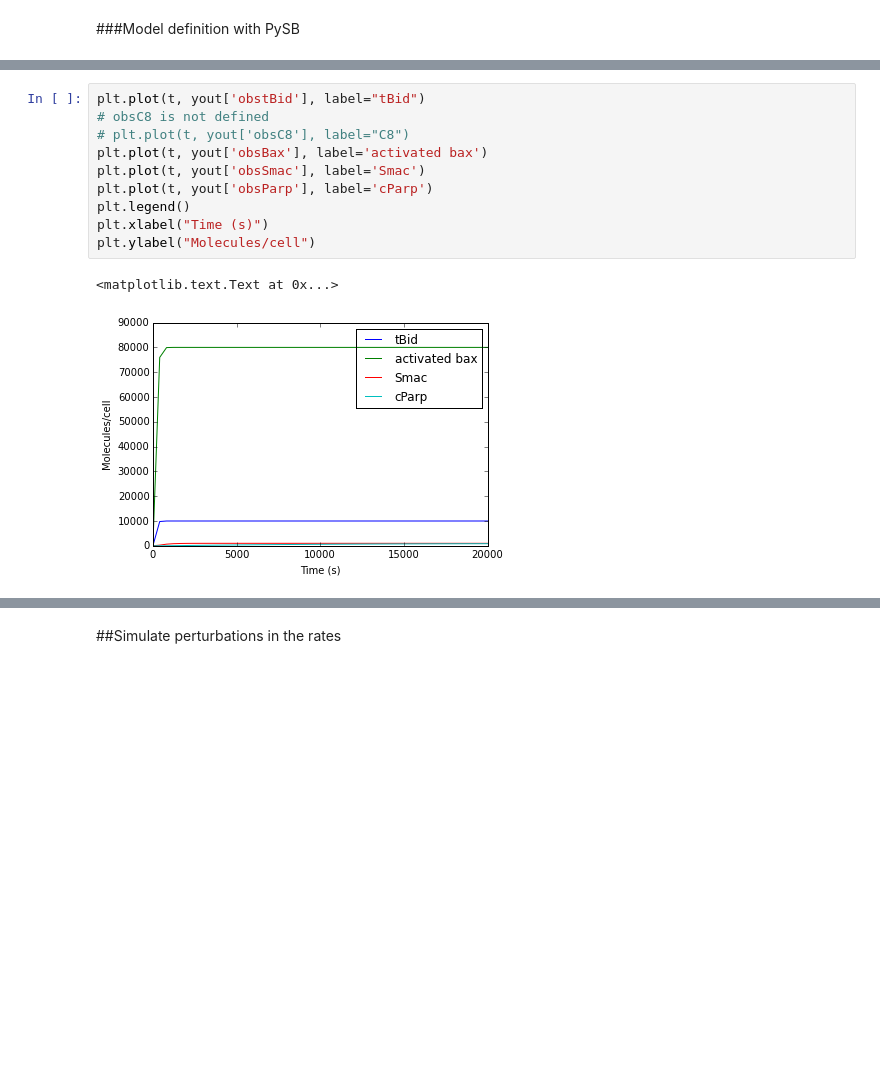
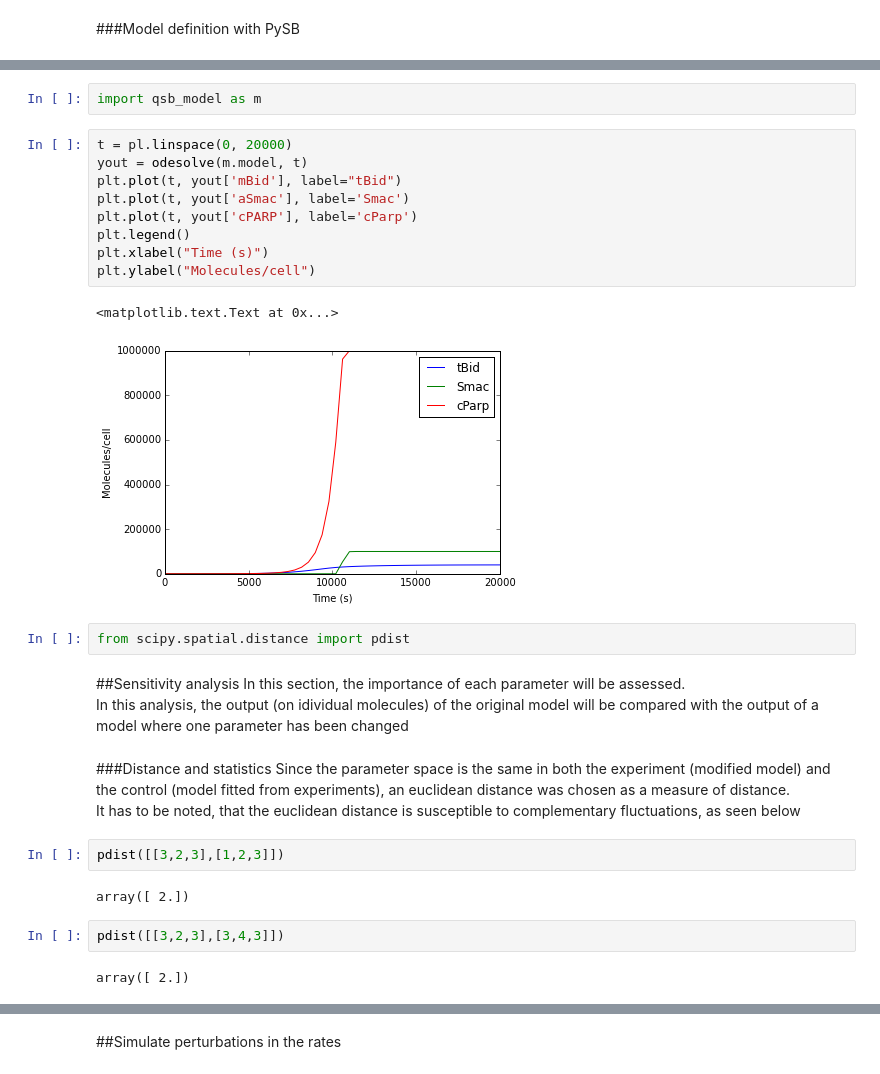
Before and after one commit to ortega2247/qsb, a Jupyter notebook: qsb.ipynb, the cells around one changed output, grey strips where cells are left out. Cells and saved outputs as stored; diff of their text form; blank space fills up the shorter version.

Commit message:
Parameter sampling, implemented

```diff
--- a/qsb.ipynb
+++ b/qsb.ipynb
@@ -254,13 +133,32 @@ Observable('cPARP', PARP(b=None, S='c'))
+# %%
+import qsb_model as m
 # %%
-plt.plot(t, yout['obstBid'], label="tBid")
-# obsC8 is not defined
-# plt.plot(t, yout['obsC8'], label="C8")
-plt.plot(t, yout['obsBax'], label='activated bax')
-plt.plot(t, yout['obsSmac'], label='Smac')
-plt.plot(t, yout['obsParp'], label='cParp')
+t = pl.linspace(0, 20000)
+yout = odesolve(m.model, t)
+plt.plot(t, yout['mBid'], label="tBid")
+plt.plot(t, yout['aSmac'], label='Smac')
+plt.plot(t, yout['cPARP'], label='cParp')
 plt.legend()
 plt.xlabel("Time (s)")
 plt.ylabel("Molecules/cell")
 # %% [output]
 <matplotlib.text.Text at 0x...>
-[figure, old version]
+[figure, new version]
+# %%
+from scipy.spatial.distance import pdist
+# %% [markdown]
+##Sensitivity analysis
+In this section, the importance of each parameter will be assessed.
+In this analysis, the output (on idividual molecules) of the original model will be compared with the output of a model where one parameter has been changed
+# %% [markdown]
+###Distance and statistics
+Since the parameter space is the same in both the experiment (modified model) and the control (model fitted from experiments), an euclidean distance was chosen as a measure of distance.
+It has to be noted, that the euclidean distance is susceptible to complementary fluctuations, as seen below
+# %%
+pdist([[3,2,3],[1,2,3]])
+# %% [output]
+array([ 2.])
+# %%
+pdist([[3,2,3],[3,4,3]])
+# %% [output]
+array([ 2.])
```
Also changed, not shown: parts of 12 cells of this notebook.
